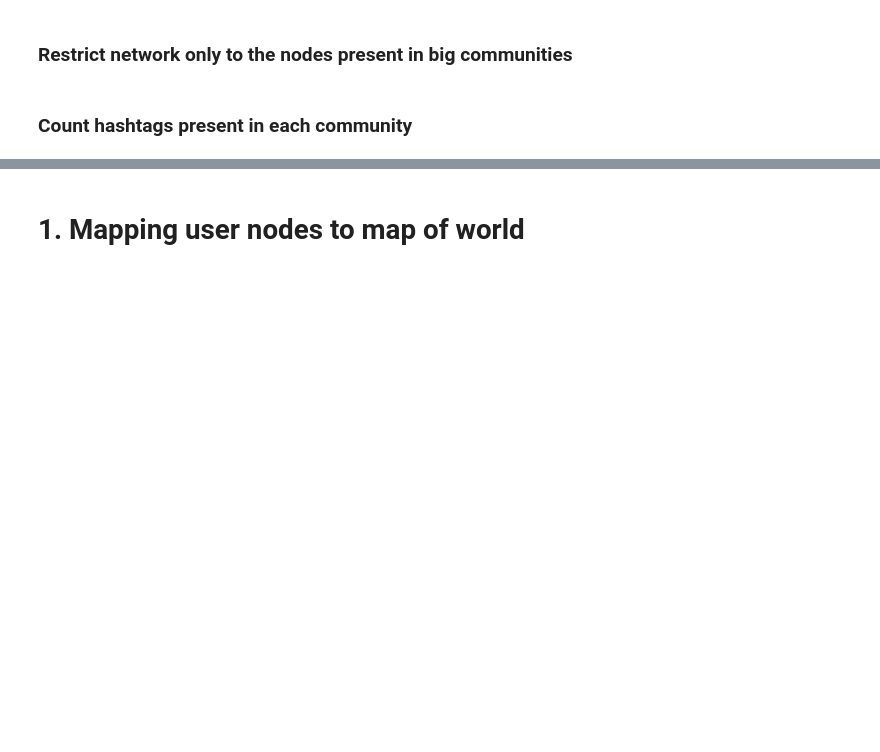
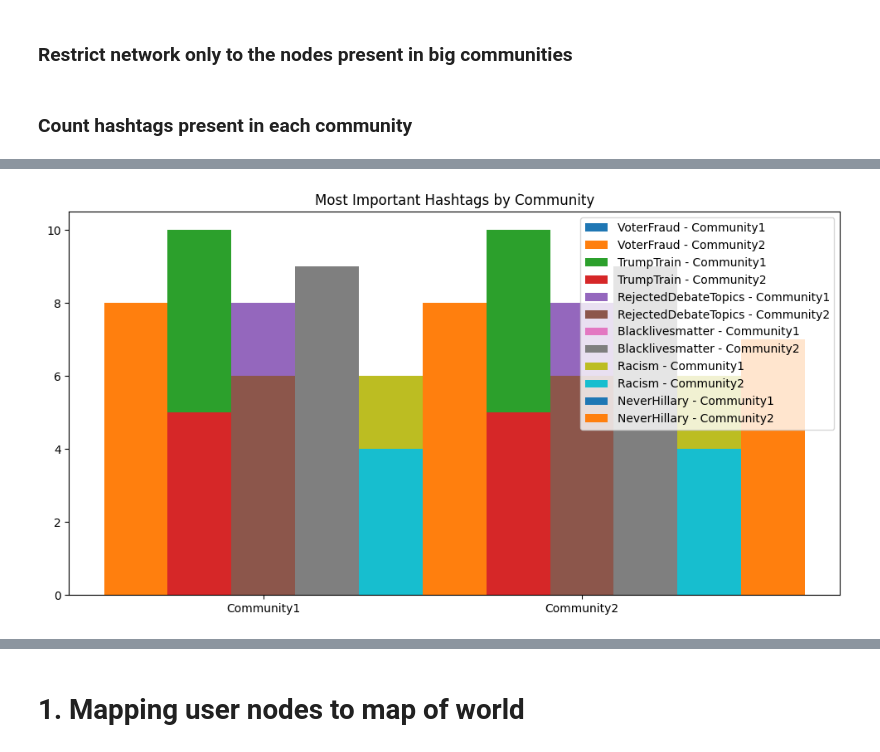
Before and after one commit to mikolajzalewski/snars, a Jupyter notebook: lab12_jw.ipynb, the cells around one changed output, grey strips where cells are left out. Saved outputs shown, nothing was run; the diff lists cells and outputs as text; code cells hidden in the pictures; blank space fills up the shorter version.

```diff
--- a/lab12_jw.ipynb
+++ b/lab12_jw.ipynb
@@ -151,0 +145,14 @@ Community 2 [('RejectedDebateTopics', 652), ('BetterAlternativeToDebates', 545),
+# %%
+# create dataframe with community and hashtags
+community_hashtags = pd.DataFrame(columns=['hashtag'] + [f'Community {i}' for i in range(len(community_words))])
+# collect all hashtags
+hashtags = []
+for c in community_words:
+    hashtags.extend(list(community_words[c].keys()))
+
+# remove duplicates
+hashtags = list(set(hashtags))
+
+# for each hashtag, add the count for each community, if the hashtag is not in the community, add 0
+for h in hashtags:
+    community_hashtags = community_hashtags.append({'hashtag': h, 'Community 0': community_words['Community 0'].get(h, 0), 'Community 1': community_words['Community 1'].get(h, 0), 'Community 2': community_words['Community 2'].get(h, 0)}, ignore_index=True)
@@ -151,0 +179,32 @@ Community 2 [('RejectedDebateTopics', 652), ('BetterAlternativeToDebates', 545),
+# %%
+import matplotlib.pyplot as plt
+import numpy as np
+
+# Sample data for illustration purposes
+community_words = {
+    'Community1': {'VoterFraud': 5, 'TrumpTrain': 10, 'RejectedDebateTopics': 8, 'Blacklivesmatter': 3, 'Racism': 6, 'NeverHillary': 7},
+    'Community2': {'VoterFraud': 8, 'TrumpTrain': 5, 'RejectedDebateTopics': 6, 'Blacklivesmatter': 9, 'Racism': 4, 'NeverHillary': 7},
+    # Add more communities as needed
+}
+
+most_important_hashtags = ['VoterFraud', 'TrumpTrain', 'RejectedDebateTopics', 'Blacklivesmatter', 'Racism', 'NeverHillary']
+
+# Plot grouped bar chart
+fig, ax = plt.subplots(figsize=(12, 6))
+
+bar_width = 0.2
+bar_positions = np.arange(len(community_words))
+
+for i, h in enumerate(most_important_hashtags):
+    for j, c in enumerate(community_words):
+        if h in community_words[c]:
+            ax.bar(bar_positions + i * bar_width, [community_words[c][h]], width=bar_width, label=f'{h} - {c}')
+
+ax.set_title('Most Important Hashtags by Community')
+ax.set_xticks(bar_positions + (len(most_important_hashtags) / 2 - 1) * bar_width)
+ax.set_xticklabels(list(community_words.keys()))
+ax.legend()
+
+plt.show()
+# %% [output]
+[figure, added]
```
Also changed, not shown: parts of 23 cells of this notebook, 2 other files.
